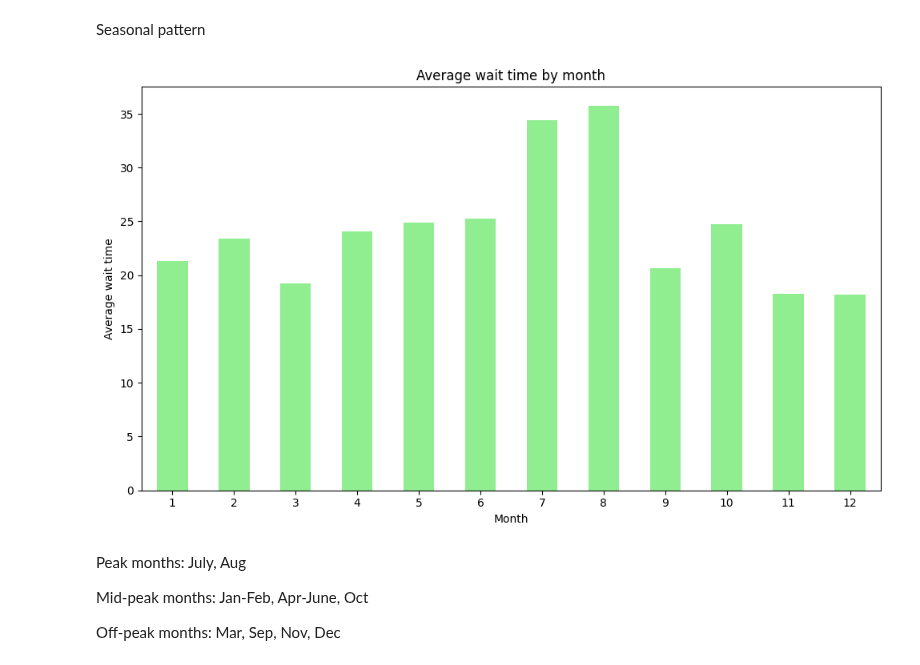
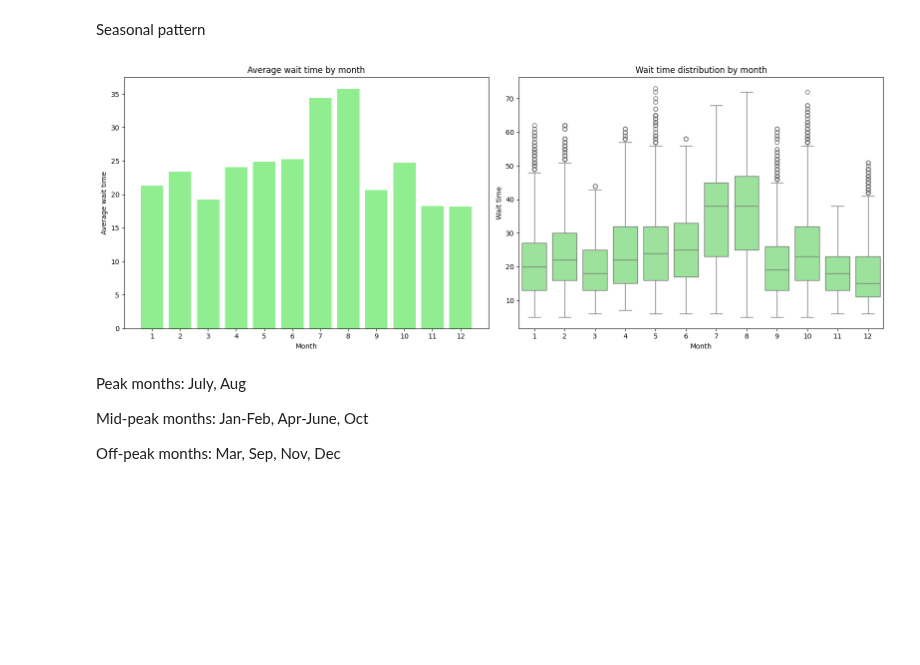
Before and after one commit to cleominz/dsa3101-group-9, a Jupyter notebook: subgroup B/B1_wait_data_simple_analysis_and_generation.ipynb, the cells around one changed output. Saved outputs shown, nothing was run; the diff lists cells and outputs as text; code cells hidden in the pictures; blank space fills up the shorter version.

```diff
--- a/subgroup B/B1_wait_data_simple_analysis_and_generation.ipynb
+++ b/subgroup B/B1_wait_data_simple_analysis_and_generation.ipynb
@@ -202,19 +210,29 @@ Peak days: Mon, Thurs, Fri, Sat
 Off-peak days: Tues, Wed, Sun
 # %% [markdown]
 Seasonal pattern
-# %%
-seasonal_pattern = wait_time_df.groupby('month')['wait_time'].mean()
-
-plt.figure(figsize=(10, 6))
-seasonal_pattern.plot(kind='bar', color='lightgreen')
-plt.title('Average wait time by month')
-plt.xlabel('Month')
-plt.ylabel('Average wait time')
-plt.xticks(rotation=0)
-plt.tight_layout()
-plt.show()
-# %% [output]
-[figure, removed]
+# %%
+seasonal_pattern = wait_time_df.groupby('month')['wait_time'].mean()
+
+fig, axes = plt.subplots(1, 2, figsize=(16, 6))
+
+# bar plot
+axes[0].bar(seasonal_pattern.index, seasonal_pattern.values, color='lightgreen')
+axes[0].set_title('Average wait time by month')
+axes[0].set_xlabel('Month')
+axes[0].set_ylabel('Average wait time')
+axes[0].set_xticks(seasonal_pattern.index)
+axes[0].set_xticklabels(seasonal_pattern.index)
+
+# box plot
+sns.boxplot(data=wait_time_df, x='month', y='wait_time', color='lightgreen', ax=axes[1])
+axes[1].set_title('Wait time distribution by month')
+axes[1].set_xlabel('Month')
+axes[1].set_ylabel('Wait time')
+
+plt.tight_layout()
+plt.show()
+# %% [output]
+[figure, added]
 # %% [markdown]
 Peak months: July, Aug
 
```
Also changed, not shown: parts of 3 cells of this notebook.
